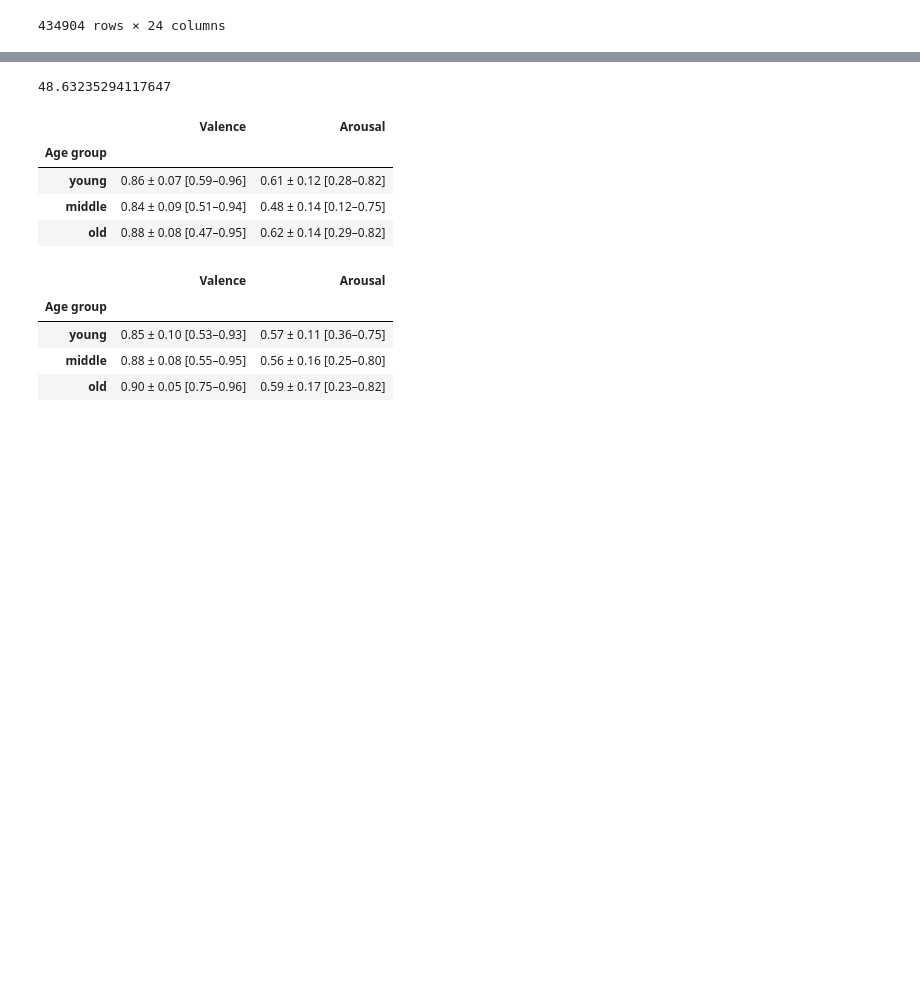
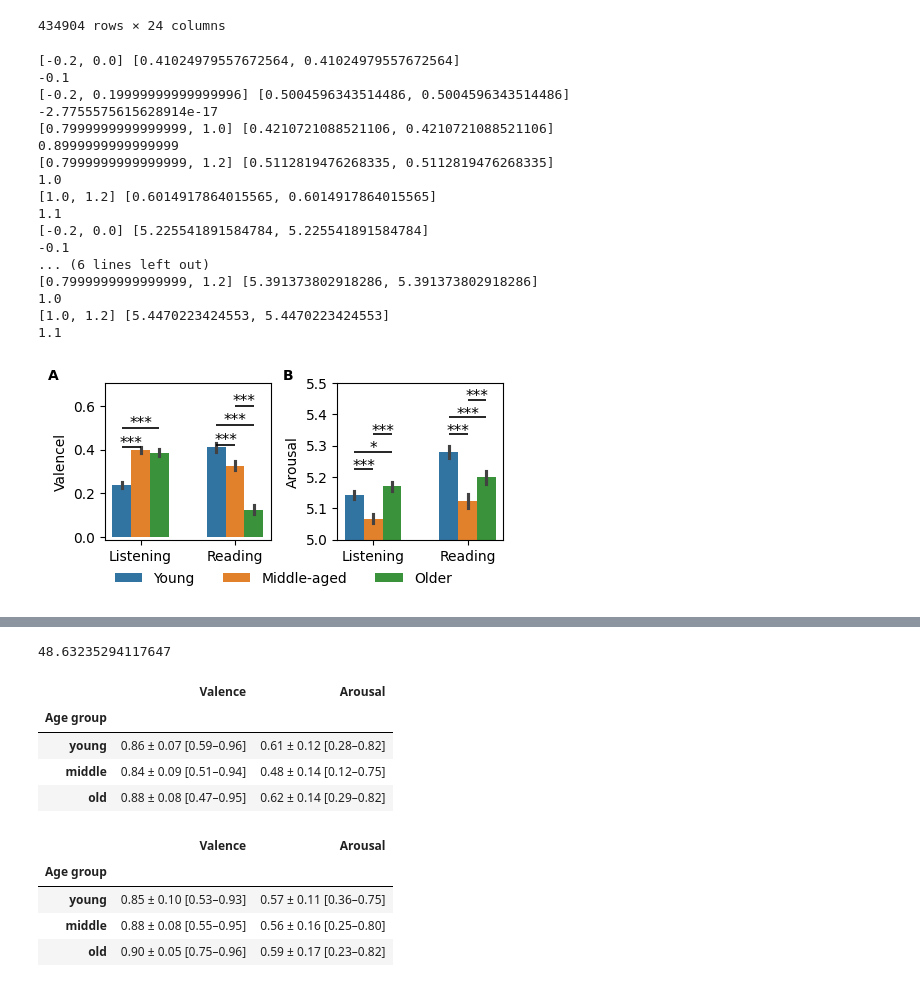
Before and after one commit to lina-usc/nsf_valence, a Jupyter notebook: scripts/Behavioral/ACII/Batch_ICC.ipynb, the cells around one changed output, grey strips where cells are left out. Saved outputs shown, nothing was run; the diff lists cells and outputs as text; code cells hidden in the pictures; blank space fills up the shorter version.

```diff
--- a/scripts/Behavioral/ACII/Batch_ICC.ipynb
+++ b/scripts/Behavioral/ACII/Batch_ICC.ipynb
@@ -45 +211,80 @@ df_ratings
+# %%
+import itertools
+import matplotlib.pyplot as plt
+import seaborn as sns
+fig,axes = plt.subplots(nrows=1,ncols=2,figsize=(4*1.2,1.8*1.2),sharex=True)
+for ax,var,label in zip(axes.flatten(),['V','A'],['Valencel','Arousal']):
+
+    sns.barplot(df_ratings,x='modality',y=var,hue='group',ax=ax,
+                order = ['audio','text'],
+                hue_order = ['young','middle','old'],
+                width = 0.6)
+
+    if var == 'V':
+        min_height_gap=0.025
+        text_offset=-0.03
+        height_step=0.2
+    else:
+        min_height_gap=0.01
+        text_offset=-0.0025
+        height_step=0.01
+    result = add_sig_for_seaborn(
+        df = df_ratings,x='modality',y=var,hue='group',ax=ax,
+        order = ['audio','text'],
+        hue_order = ['young','middle','old'],
+        width=0.6,
+        # p_thresholds=((0.001, "***"), (0.01, "**"), (0.05, "*")),
+        # test_type="paired",     # "independent" or "paired"
+        # subject=['audio','subID','segID'],                # required if test_type="paired"
+        # within_subject_agg="mean",   # used only for paired
+        # equal_var=False,             # Welch by default for independent
+        # nan_policy="omit",           # for independent only
+        # alternative="two-sided",
+        # --- annotation placement controls ---
+        # annot_loc="auto",            # "above", "below", or "auto" (per x bin)
+        text_offset=text_offset,           # fraction of y-range
+        height_step=height_step,            # fraction of y-range between stacked comps
+        min_height_gap=min_height_gap,         # gap above tallest bar (if placing above)
+        # min_depth_gap=0.03,          # gap below lowest bar (if placing below)
+    )
+    if var == 'A':
+        ax.set(ylim=[5,5.5])
+    ax.get_legend().set_visible(False)
+
+    ax.set(ylabel = label,xlabel='')
+plt.tight_layout()
+
+
+ax.set_xticks([0, 1])
+ax.set_xticklabels(['Listening', 'Reading'])
+
+handles, labels = ax.get_legend_handles_labels()
+new_labels_list = ['Young','Middle-aged','Older']
+
+fig.legend(handles, new_labels_list, title='',ncol=3,
+        frameon=False, loc='center', bbox_to_anchor=(0.51, 0))
+fig.text(x=0.02,y=0.92,s='A', fontweight='bold')
+fig.text(x=0.51,y=0.92,s='B', fontweight='bold')
+
+Dir_output = os.path.join(Dir_github,'derivatives','behavioral','figures&tables')
+# fig.savefig(os.path.join(Dir_output,f"Fig3_barplot.jpg"),dpi=600,bbox_inches='tight')
+# %% [output]
+[-0.2, 0.0] [0.41024979557672564, 0.41024979557672564]
+-0.1
+[-0.2, 0.19999999999999996] [0.5004596343514486, 0.5004596343514486]
+-2.7755575615628914e-17
+[0.7999999999999999, 1.0] [0.4210721088521106, 0.4210721088521106]
+0.8999999999999999
+[0.7999999999999999, 1.2] [0.5112819476268335, 0.5112819476268335]
+1.0
+[1.0, 1.2] [0.6014917864015565, 0.6014917864015565]
+1.1
+[-0.2, 0.0] [5.225541891584784, 5.225541891584784]
+-0.1
+... (6 lines left out)
+[0.7999999999999999, 1.2] [5.391373802918286, 5.391373802918286]
+1.0
+[1.0, 1.2] [5.4470223424553, 5.4470223424553]
+1.1
+[figure, added]
 # %%
```
Also changed, not shown: parts of 4 cells of this notebook, 6 other files.
